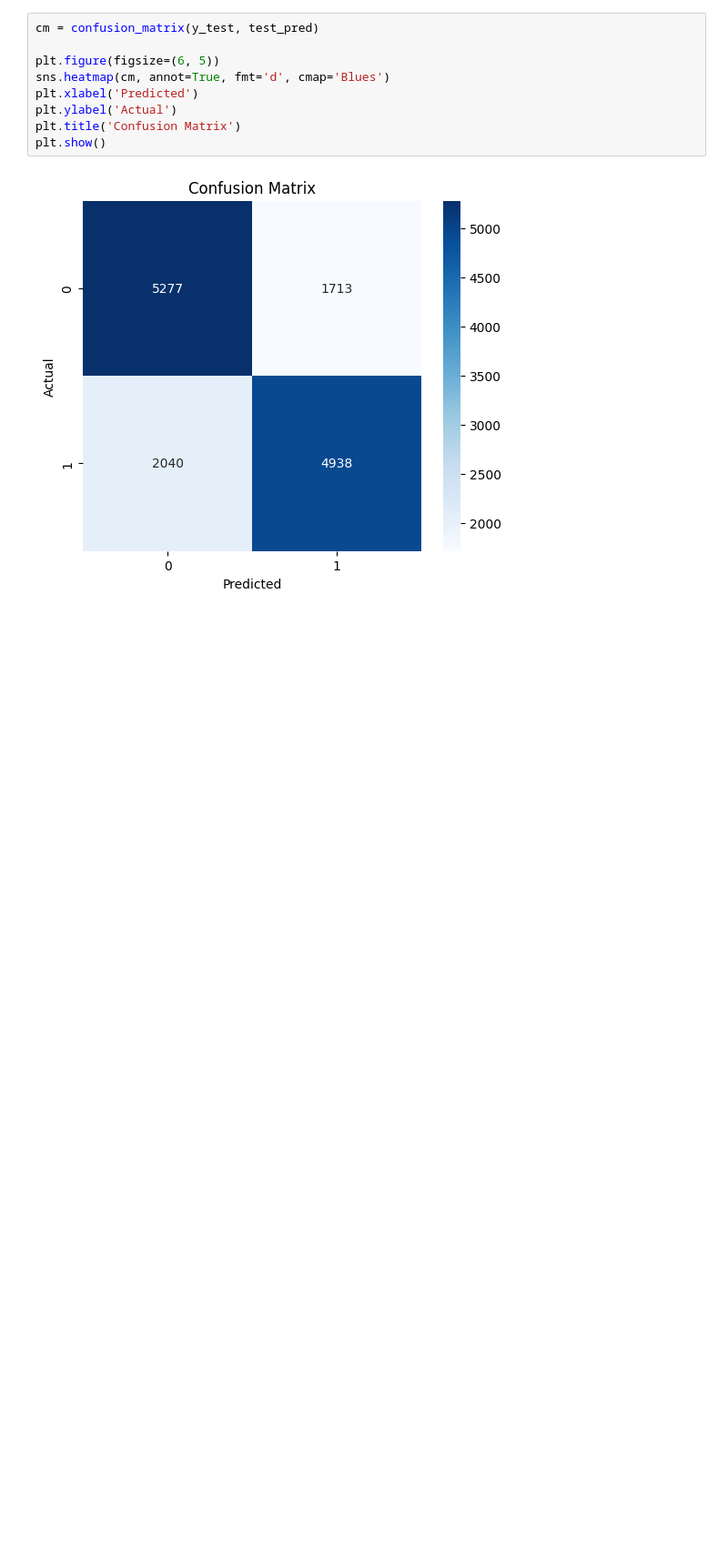
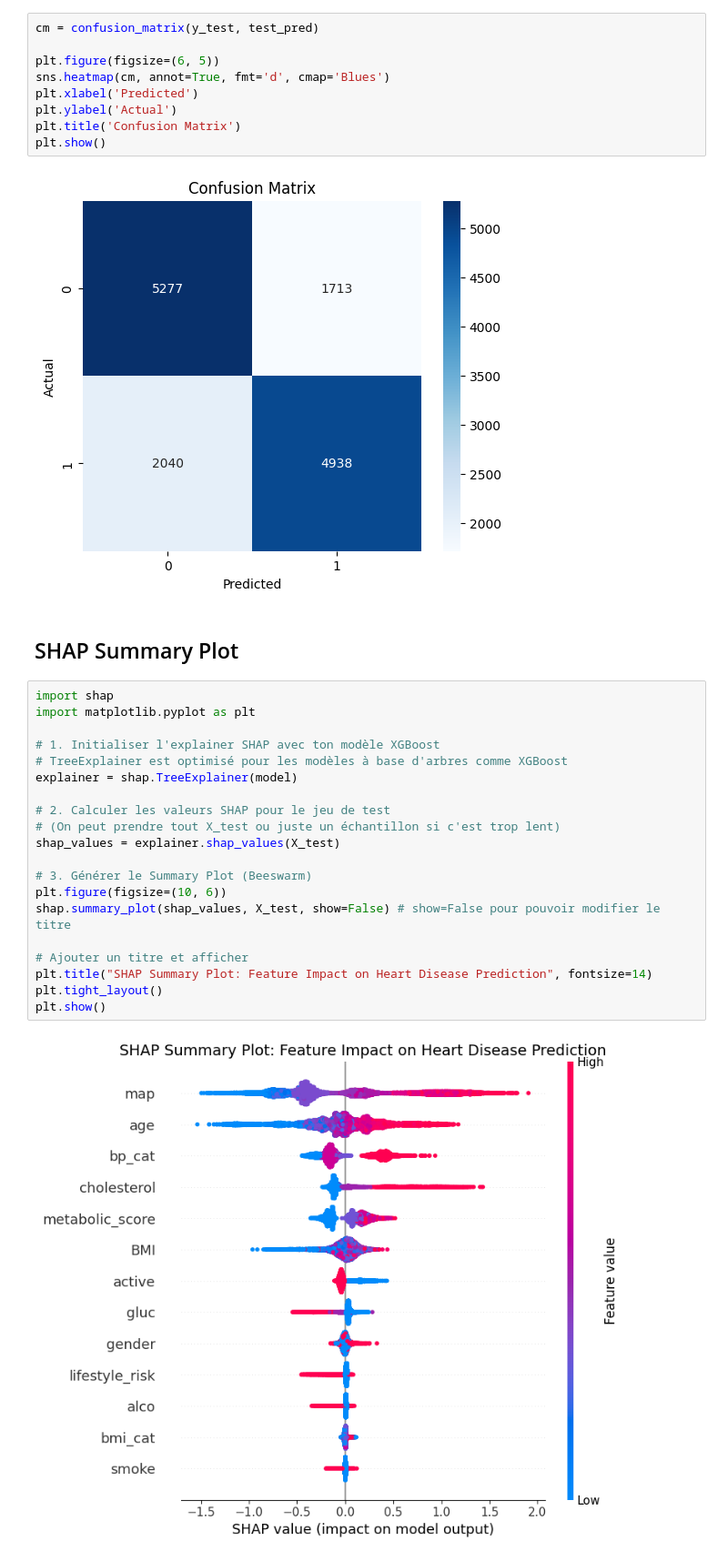
Before and after one commit to Armand-Clouteau-91/cardiovascular_disease_ml, a Jupyter notebook: notebooks/03_Analysis_and_Report.ipynb, the cells around one changed output. Shown at 91% size. Drawn from its saved outputs; the diff is of its cells as text; blank space fills up the shorter version.

Commit message:
Ajout des graphiques SHAP

```diff
--- a/notebooks/03_Analysis_and_Report.ipynb
+++ b/notebooks/03_Analysis_and_Report.ipynb
@@ -100,3 +100,27 @@ plt.title('Confusion Matrix')
 plt.show()
 # %% [output]
 [figure]
+# %% [markdown]
+## SHAP Summary Plot
+# %%
+import shap
+import matplotlib.pyplot as plt
+
+# 1. Initialiser l'explainer SHAP avec ton modèle XGBoost
+# TreeExplainer est optimisé pour les modèles à base d'arbres comme XGBoost
+explainer = shap.TreeExplainer(model)
+
+# 2. Calculer les valeurs SHAP pour le jeu de test
+# (On peut prendre tout X_test ou juste un échantillon si c'est trop lent)
+shap_values = explainer.shap_values(X_test)
+
+# 3. Générer le Summary Plot (Beeswarm)
+plt.figure(figsize=(10, 6))
+shap.summary_plot(shap_values, X_test, show=False) # show=False pour pouvoir modifier le titre
+
+# Ajouter un titre et afficher
+plt.title("SHAP Summary Plot: Feature Impact on Heart Disease Prediction", fontsize=14)
+plt.tight_layout()
+plt.show()
+# %% [output]
+[figure, added]
```
Also changed, not shown: 1 other file.
